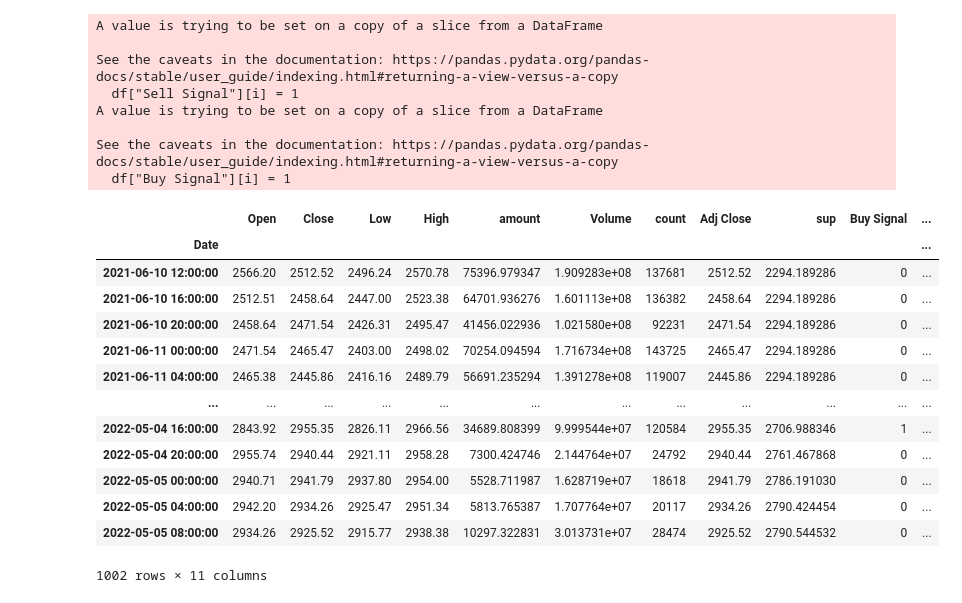
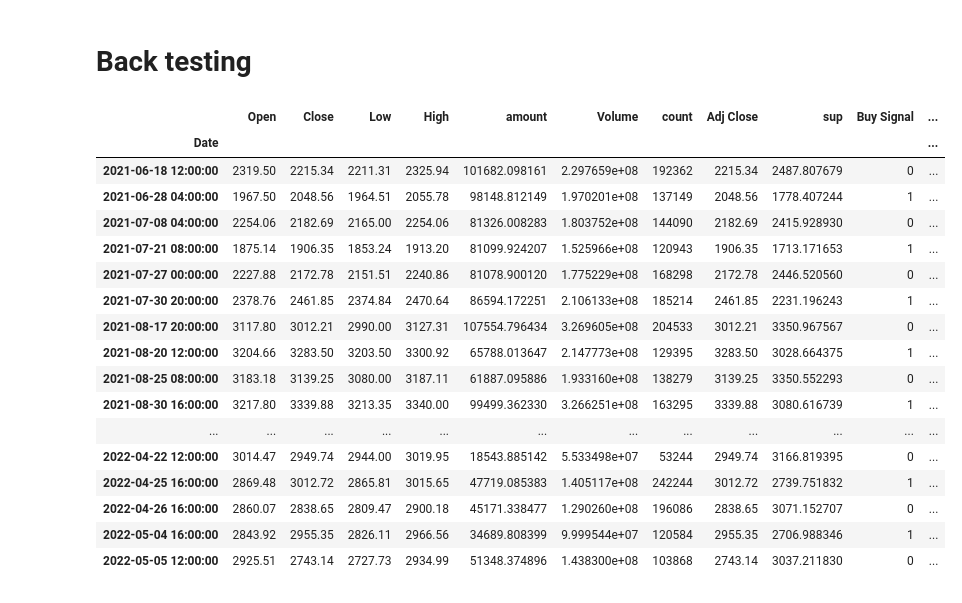
Before and after one commit to Callyong/Trading_Study, a Jupyter notebook: super trend and macd.ipynb, the cells around one changed output. Saved outputs shown, nothing was run; the diff lists cells and outputs as text; code cells hidden in the pictures.

Commit message:
add MACD and debug back testing

```diff
--- a/super trend and macd.ipynb
+++ b/super trend and macd.ipynb
@@ -28,2 +37,2 @@ df.sort_index(inplace = True)
 # %%
-df["sup"] = ta.supertrend(high = df["High"], low = df["Low"], close = df["Close"], period = 7 , mutiplier = 3)["SUPERT_7_3.0"]
+df["sup"] = ta.supertrend(high = df["High"], low = df["Low"], close = df["Close"], period = 10 , mutiplier = 3)["SUPERT_7_3.0"]
@@ -45,35 +58,54 @@ df["sup"] = ta.supertrend(high = df["High"], low = df["Low"], close = df["Close"
 # %%
 df["Buy Signal"] = 0
 df["Sell Signal"] = 0
-n = 6
+n = 9
 for i in range (n,len(df)):
     if df["Close"][i-1] <= df["sup"][i-1] and df["Close"][i] > df["sup"][i]:
         df["Buy Signal"][i] = 1
-    if df["Close"][i-1] >= df["sup"][i-1] and df["Close"][i] > df["sup"][i]:
+    if df["Close"][i-1] >= df["sup"][i-1] and df["Close"][i] < df["sup"][i]:
         df["Sell Signal"][i] = 1
+
+df['Budget'] = 100.00
-# %% [output]
-A value is trying to be set on a copy of a slice from a DataFrame
-
-See the caveats in the documentation: https://pandas.pydata.org/pandas-docs/stable/user_guide/indexing.html#returning-a-view-versus-a-copy
-  df["Sell Signal"][i] = 1
-A value is trying to be set on a copy of a slice from a DataFrame
-
-See the caveats in the documentation: https://pandas.pydata.org/pandas-docs/stable/user_guide/indexing.html#returning-a-view-versus-a-copy
-  df["Buy Signal"][i] = 1
+# %% [markdown]
+# Back testing
+# %%
+Buy_qty = 1
+buying = False
+cost = 0
+
+for x in range(1,len(df)):
+    if df['Buy Signal'][x] == 1 and buying == False :
+        cost = df['Budget'][x-1] * Buy_qty
+        df['Budget'][x] = df['Budget'][x-1] * (1- Buy_qty)
+        buy_price = df['Close'][x]
+        buying = True
+
+    else :
+        df['Budget'][x] = df['Budget'][x-1]
+
+    if df['Sell Signal'][x] == 1 and buying == True:
+        temp_budget = df['Budget'][x-1]+ (cost * (df['Close'][x]- buy_price)/buy_price) +cost
+        df['Budget'][x]=round(temp_budget,2)
+        #print()
+        buying = False
 # %%
-df[(df['Buy Signal']>0) | df["Sell Signal"]>0]
+df[(df['Buy Signal']==1) | (df['Sell Signal']==1)]
 # %% [output]
 |  | Open | Close | Low | High | amount | Volume | count | Adj Close | sup | Buy Signal | ... |
 | Date |  |  |  |  |  |  |  |  |  |  | ... |
-| 2021-06-10 12:00:00 | 2566.20 | 2512.52 | 2496.24 | 2570.78 | 75396.979347 | 1.909283e+08 | 137681 | 2512.52 | 2294.189286 | 0 | ... |
-| 2021-06-10 16:00:00 | 2512.51 | 2458.64 | 2447.00 | 2523.38 | 64701.936276 | 1.601113e+08 | 136382 | 2458.64 | 2294.189286 | 0 | ... |
-| 2021-06-10 20:00:00 | 2458.64 | 2471.54 | 2426.31 | 2495.47 | 41456.022936 | 1.021580e+08 | 92231 | 2471.54 | 2294.189286 | 0 | ... |
-| 2021-06-11 00:00:00 | 2471.54 | 2465.47 | 2403.00 | 2498.02 | 70254.094594 | 1.716734e+08 | 143725 | 2465.47 | 2294.189286 | 0 | ... |
-| 2021-06-11 04:00:00 | 2465.38 | 2445.86 | 2416.16 | 2489.79 | 56691.235294 | 1.391278e+08 | 119007 | 2445.86 | 2294.189286 | 0 | ... |
+| 2021-06-18 12:00:00 | 2319.50 | 2215.34 | 2211.31 | 2325.94 | 101682.098161 | 2.297659e+08 | 192362 | 2215.34 | 2487.807679 | 0 | ... |
+| 2021-06-28 04:00:00 | 1967.50 | 2048.56 | 1964.51 | 2055.78 | 98148.812149 | 1.970201e+08 | 137149 | 2048.56 | 1778.407244 | 1 | ... |
+| 2021-07-08 04:00:00 | 2254.06 | 2182.69 | 2165.00 | 2254.06 | 81326.008283 | 1.803752e+08 | 144090 | 2182.69 | 2415.928930 | 0 | ... |
+| 2021-07-21 08:00:00 | 1875.14 | 1906.35 | 1853.24 | 1913.20 | 81099.924207 | 1.525966e+08 | 120943 | 1906.35 | 1713.171653 | 1 | ... |
+| 2021-07-27 00:00:00 | 2227.88 | 2172.78 | 2151.51 | 2240.86 | 81078.900120 | 1.775229e+08 | 168298 | 2172.78 | 2446.520560 | 0 | ... |
+| 2021-07-30 20:00:00 | 2378.76 | 2461.85 | 2374.84 | 2470.64 | 86594.172251 | 2.106133e+08 | 185214 | 2461.85 | 2231.196243 | 1 | ... |
+| 2021-08-17 20:00:00 | 3117.80 | 3012.21 | 2990.00 | 3127.31 | 107554.796434 | 3.269605e+08 | 204533 | 3012.21 | 3350.967567 | 0 | ... |
+| 2021-08-20 12:00:00 | 3204.66 | 3283.50 | 3203.50 | 3300.92 | 65788.013647 | 2.147773e+08 | 129395 | 3283.50 | 3028.664375 | 1 | ... |
+| 2021-08-25 08:00:00 | 3183.18 | 3139.25 | 3080.00 | 3187.11 | 61887.095886 | 1.933160e+08 | 138279 | 3139.25 | 3350.552293 | 0 | ... |
+| 2021-08-30 16:00:00 | 3217.80 | 3339.88 | 3213.35 | 3340.00 | 99499.362330 | 3.266251e+08 | 163295 | 3339.88 | 3080.616739 | 1 | ... |
 | ... | ... | ... | ... | ... | ... | ... | ... | ... | ... | ... | ... |
+| 2022-04-22 12:00:00 | 3014.47 | 2949.74 | 2944.00 | 3019.95 | 18543.885142 | 5.533498e+07 | 53244 | 2949.74 | 3166.819395 | 0 | ... |
+| 2022-04-25 16:00:00 | 2869.48 | 3012.72 | 2865.81 | 3015.65 | 47719.085383 | 1.405117e+08 | 242244 | 3012.72 | 2739.751832 | 1 | ... |
+| 2022-04-26 16:00:00 | 2860.07 | 2838.65 | 2809.47 | 2900.18 | 45171.338477 | 1.290260e+08 | 196086 | 2838.65 | 3071.152707 | 0 | ... |
 | 2022-05-04 16:00:00 | 2843.92 | 2955.35 | 2826.11 | 2966.56 | 34689.808399 | 9.999544e+07 | 120584 | 2955.35 | 2706.988346 | 1 | ... |
-| 2022-05-04 20:00:00 | 2955.74 | 2940.44 | 2921.11 | 2958.28 | 7300.424746 | 2.144764e+07 | 24792 | 2940.44 | 2761.467868 | 0 | ... |
-| 2022-05-05 00:00:00 | 2940.71 | 2941.79 | 2937.80 | 2954.00 | 5528.711987 | 1.628719e+07 | 18618 | 2941.79 | 2786.191030 | 0 | ... |
-| 2022-05-05 04:00:00 | 2942.20 | 2934.26 | 2925.47 | 2951.34 | 5813.765387 | 1.707764e+07 | 20117 | 2934.26 | 2790.424454 | 0 | ... |
-| 2022-05-05 08:00:00 | 2934.26 | 2925.52 | 2915.77 | 2938.38 | 10297.322831 | 3.013731e+07 | 28474 | 2925.52 | 2790.544532 | 0 | ... |
+| 2022-05-05 12:00:00 | 2925.51 | 2743.14 | 2727.73 | 2934.99 | 51348.374896 | 1.438300e+08 | 103868 | 2743.14 | 3037.211830 | 0 | ... |
-1002 rows × 11 columns
```
Also changed, not shown: parts of 7 cells of this notebook.
